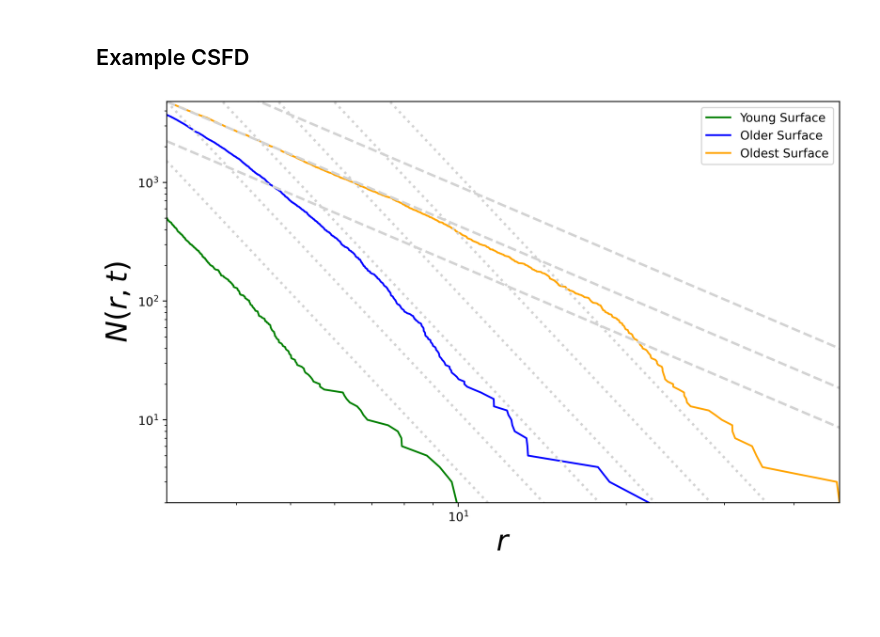
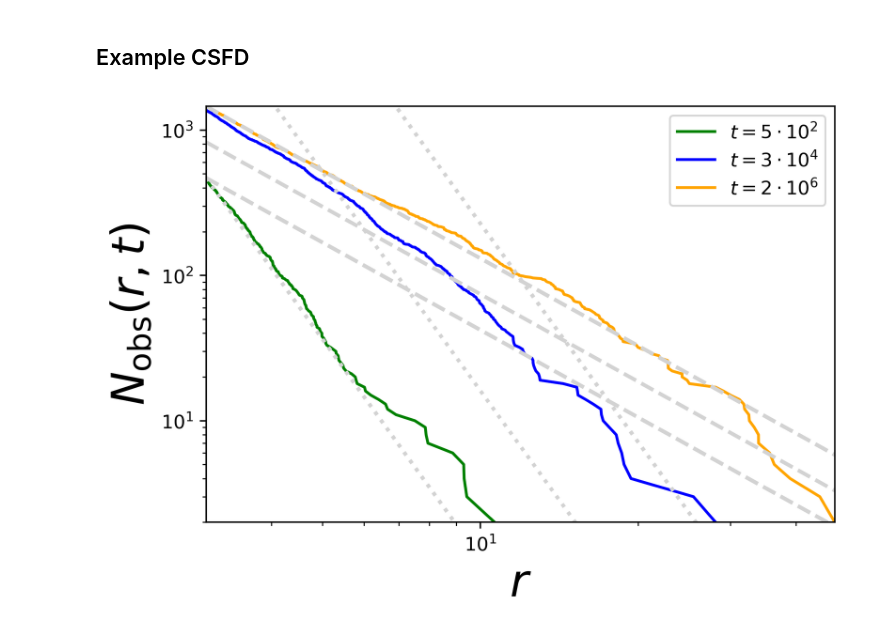
Before and after one commit to seanmason/saturation, a Jupyter notebook: notebooks/thesis/Chapter1/CSFD.ipynb, the cells around one changed output. Drawn from its saved outputs; the diff is of its cells as text; code cells hidden in the pictures; blank space fills up the shorter version.

```diff
--- a/notebooks/thesis/Chapter1/CSFD.ipynb
+++ b/notebooks/thesis/Chapter1/CSFD.ipynb
@@ -32,7 +32,7 @@ spark = (SparkSession.builder
          .master(f"local[{n_cores}]")
          .appName("Saturation")
          .config("spark.sql.shuffle.partitions", "500")
-         .config("spark.driver.memory", "50g")
+         .config("spark.driver.memory", "30g")
          .config("spark.driver.maxResultSize", "8g")
          .getOrCreate())
 # %% [output]
@@ -80,11 +71,11 @@ configs_pdf[configs_pdf.slope.between(-5.1, -4.9)].sort_values("slope")
 # %% [markdown]
 ## Example CSFD
 # %%
-simulation_id = 210
+simulation_id = 4305
 b_p = configs_dict[simulation_id]["slope"]
-young_target_ntot = 5e2
-older_target_ntot = 1e4
-oldest_target_ntot = int(1e6)
+young_target_ngen = 5e2
+older_target_ngen = 3e4
+oldest_target_ngen = int(1.7e6)
 
 study_region_size = configs_dict[simulation_id]["study_region_size"]
 r_stat = configs_dict[simulation_id]["r_stat"]
@@ -102,7 +93,7 @@ young_state = get_state_at_time(
     craters_df,
     removals_df,
     simulation_id,
-    young_target_ntot,
+    young_target_ngen,
     study_region_size,
     study_region_padding,
     spark
@@ -113,7 +104,7 @@ older_state = get_state_at_time(
     craters_df,
     removals_df,
     simulation_id,
-    older_target_ntot,
+    older_target_ngen,
     study_region_size,
     study_region_padding,
     spark
@@ -124,74 +115,103 @@ oldest_state = get_state_at_time(
     craters_df,
     removals_df,
     simulation_id,
-    oldest_target_ntot,
+    oldest_target_ngen,
     study_region_size,
     study_region_padding,
     spark
 )
 # %%
 font_size = 24
-saturation_ref_lines_indexes = range(-1, 2)
-production_ref_lines = range(-1, 5)
+n_lines_below = 0
+n_lines_above = 0
+n_geometric_saturation_ref_lines = 3
+n_production_ref_lines = 3
 
 young_radii = young_state.radius.sort_values()
 older_radii = older_state.radius.sort_values()
 oldest_radii = oldest_state.radius.sort_values()
-nobs_ref = oldest_radii.count()
+nobs_young = young_radii.count()
+nobs_old = oldest_radii.count()
 min_r_ref = oldest_radii.min()
 
-fig = plt.figure(figsize=(10, 6), dpi=400)
+fig = plt.figure(figsize=(6, 4), dpi=400)
 ax = fig.add_subplot(111)
 
 # Plot young state
 observed_young_y = range(len(young_radii) + 1, 1, -1)
-ax.plot(young_radii, observed_young_y, label="Young Surface", color="green")
+ax.plot(young_radii, observed_young_y, label=f"$t={get_scientific_notation(young_target_ngen, 0)}$", color="green")
 
 # Plot older state
 observed_older_y = range(len(older_radii) + 1, 1, -1)
-ax.plot(older_radii, observed_older_y, label="Older Surface", color="blue")
+ax.plot(older_radii, observed_older_y, label=f"$t={get_scientific_notation(older_target_ngen, 0)}$", color="blue")
 
 # Plot old state
 observed_oldest_y = range(len(oldest_radii) + 1, 1, -1)
-ax.plot(oldest_radii, observed_oldest_y, label="Oldest Surface", color="orange")
+ax.plot(oldest_radii, observed_oldest_y, label=f"$t={get_scientific_notation(oldest_target_ngen, 0)}$", color="orange")
 
 # Add multiple reference lines for each slope
 x_ref = np.logspace(np.log10(oldest_radii.min()), np.log10(oldest_radii.max()), 100)
 
-saturation_ref_intercept = nobs_ref / min_r_ref ** -2
-production_ref_intercept = nobs_ref / min_r_ref ** b_p
+young_geometric_saturation_intercept = nobs_young / min_r_ref ** -2
+young_production_intercept = nobs_young / min_r_ref ** b_p
 
-# Slopes and intercepts
+old_geometric_saturation_intercept = nobs_old / min_r_ref ** -2
+old_production_intercept = nobs_old / min_r_ref ** b_p
+
+intercepts = np.logspace(
+    start=np.log10(young_geometric_saturation_intercept),
+    stop=np.log10(old_geometric_saturation_intercept),
+    num=n_geometric_saturation_ref_lines
+)
+step_size = intercepts[1] / intercepts[0]
+geometric_saturation_intercepts = [
+    *[intercepts[0] / step_size**x for x in range(n_lines_below + 1)],
+    *intercepts,
+    *[intercepts[-1] * step_size**x for x in range(n_lines_above + 1)]
+]
+
+intercepts = np.logspace(
+    start=np.log10(young_production_intercept),
+    stop=np.log10(young_production_intercept * 200),
+    num=n_geometric_saturation_ref_lines
+)
+step_size = intercepts[1] / intercepts[0]
+production_intercepts = [
+    *[intercepts[0] / step_size**x for x in range(n_lines_below + 1)],
+    *intercepts,
+    *[intercepts[-1] * step_size**x for x in range(n_lines_above + 1)]
+]
+
 reference_lines = {
     -2: {
-        "intercepts": [10**(x / 3) * saturation_ref_intercept for x in saturation_ref_lines_indexes],
+        "intercepts": geometric_saturation_intercepts,
         "style": "dashed"
     },
     b_p: {
-        "intercepts": [10**(x / 2) * production_ref_intercept for x in production_ref_lines],
+        "intercepts": production_intercepts,
         "style": "dotted"
     }
 }
 
 for b_ref, params in reference_lines.items():
     for intercept in params["intercepts"]:
         y_ref = intercept * x_ref**b_ref
         ax.plot(x_ref, y_ref,ls=params["style"], color="lightgray", lw="2")
 
 # Set limits based on observed data
 ax.set_xlim(oldest_radii.min(), oldest_radii.max())
 ax.set_ylim(min(observed_oldest_y), max(observed_oldest_y))
 
 # Labels and scaling
 ax.set_xlabel("$r$", fontsize=font_size)
-ax.set_ylabel("$N(r, t)$", fontsize=font_size)
+ax.set_ylabel("$N_{\\text{obs}}(r, t)$", fontsize=font_size)
 
 ax.set_xscale("log")
 ax.set_yscale("log")
 ax.legend()
 
 plt.savefig("figures/example_csfds.png", bbox_inches="tight")
 
 plt.show()
 # %% [output]
-[figure, old version]
+[figure, new version]
```
Also changed, not shown: parts of 5 cells of this notebook, 4 other files.
